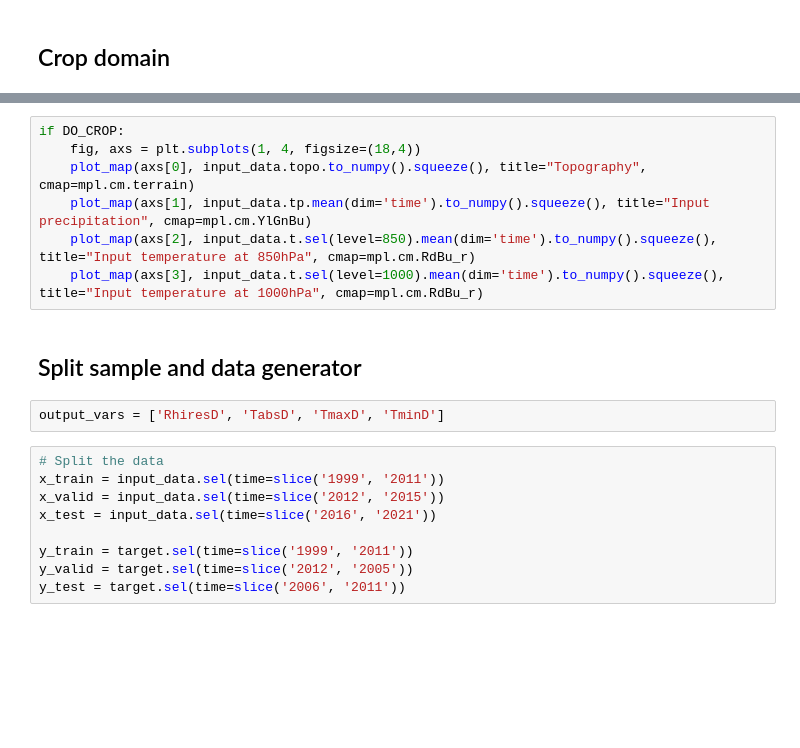
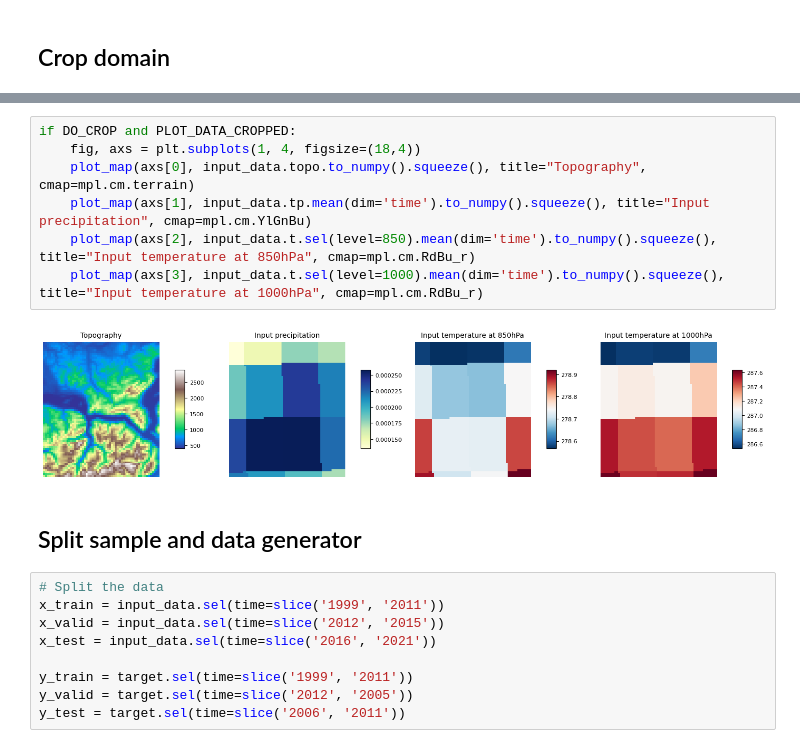
Before and after one commit to DeepDownscaling/DeepDown, a Jupyter notebook: DL_simple_GAN.ipynb, the cells around one changed output, grey strips where cells are left out. Saved outputs shown, nothing was run; the diff lists cells and outputs as text; blank space fills up the shorter version.

```diff
--- a/DL_simple_GAN.ipynb
+++ b/DL_simple_GAN.ipynb
@@ -115,14 +129,14 @@ if DO_CROP:
 # %%
-if DO_CROP:
+if DO_CROP and PLOT_DATA_CROPPED:
     fig, axs = plt.subplots(1, 4, figsize=(18,4))
     plot_map(axs[0], input_data.topo.to_numpy().squeeze(), title="Topography", cmap=mpl.cm.terrain)
     plot_map(axs[1], input_data.tp.mean(dim='time').to_numpy().squeeze(), title="Input precipitation", cmap=mpl.cm.YlGnBu)
     plot_map(axs[2], input_data.t.sel(level=850).mean(dim='time').to_numpy().squeeze(), title="Input temperature at 850hPa", cmap=mpl.cm.RdBu_r)
     plot_map(axs[3], input_data.t.sel(level=1000).mean(dim='time').to_numpy().squeeze(), title="Input temperature at 1000hPa", cmap=mpl.cm.RdBu_r)
+# %% [output]
+[figure, added]
 # %% [markdown]
 ## Split sample and data generator
-# %%
-output_vars = ['RhiresD', 'TabsD', 'TmaxD', 'TminD']
 # %%
 # Split the data
 x_train = input_data.sel(time=slice('1999', '2011'))
```
Also changed, not shown: parts of 10 cells of this notebook.
